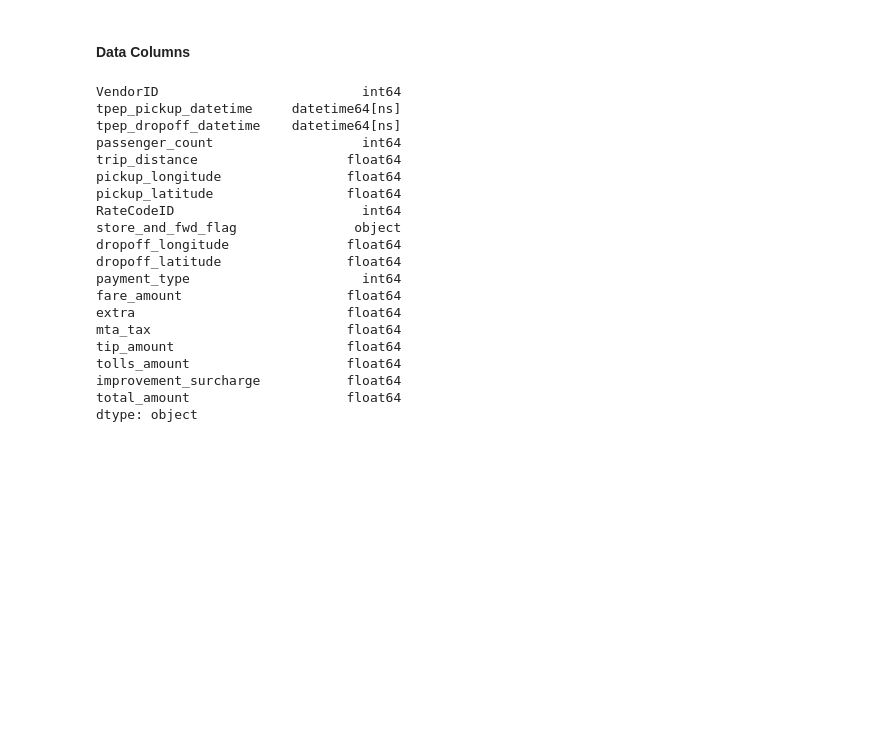
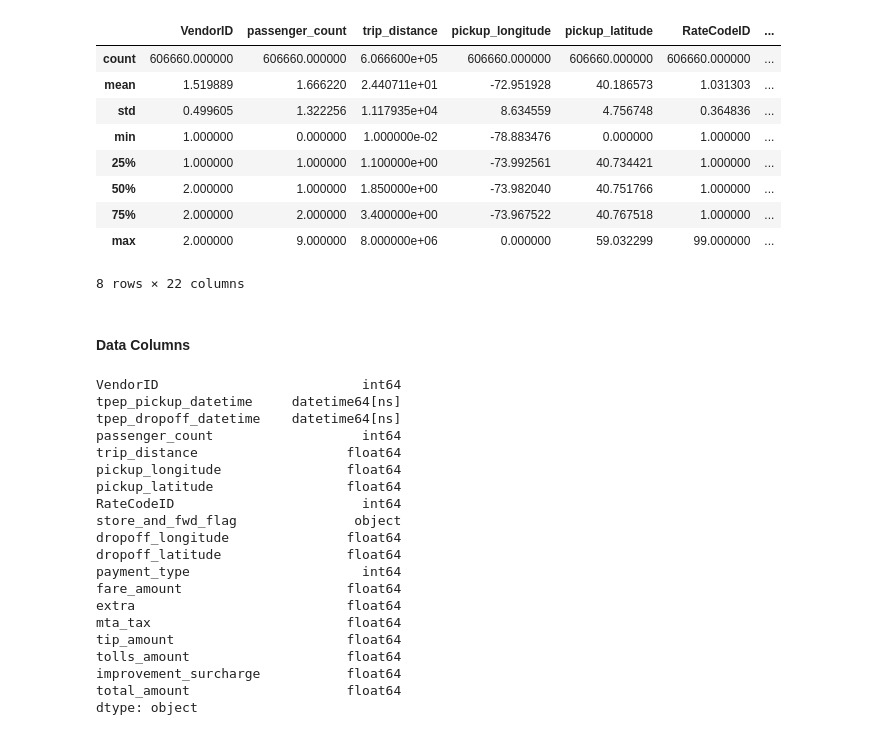
Before and after one commit to techytux/nyc_tip_analysis, a Jupyter notebook: NYC Trip Analysis.ipynb, the cells around one changed output. Cells and saved outputs as stored; diff of their text form; code cells hidden in the pictures; blank space fills up the shorter version.

```diff
--- a/NYC Trip Analysis.ipynb
+++ b/NYC Trip Analysis.ipynb
@@ -15,6 +35,19 @@ import seaborn
 %matplotlib inline
 # %%
 nyc_data = pd.read_csv('yellow_tripdata_2015-06.csv', nrows=1000000, parse_dates=[1,2])
+# %%
+nyc_data.describe()
+# %% [output]
+|  | VendorID | passenger_count | trip_distance | pickup_longitude | pickup_latitude | RateCodeID | ... |
+| count | 606660.000000 | 606660.000000 | 6.066600e+05 | 606660.000000 | 606660.000000 | 606660.000000 | ... |
+| mean | 1.519889 | 1.666220 | 2.440711e+01 | -72.951928 | 40.186573 | 1.031303 | ... |
+| std | 0.499605 | 1.322256 | 1.117935e+04 | 8.634559 | 4.756748 | 0.364836 | ... |
+| min | 1.000000 | 0.000000 | 1.000000e-02 | -78.883476 | 0.000000 | 1.000000 | ... |
+| 25% | 1.000000 | 1.000000 | 1.100000e+00 | -73.992561 | 40.734421 | 1.000000 | ... |
+| 50% | 2.000000 | 1.000000 | 1.850000e+00 | -73.982040 | 40.751766 | 1.000000 | ... |
+| 75% | 2.000000 | 2.000000 | 3.400000e+00 | -73.967522 | 40.767518 | 1.000000 | ... |
+| max | 2.000000 | 9.000000 | 8.000000e+06 | 0.000000 | 59.032299 | 99.000000 | ... |
+8 rows × 22 columns
 # %% [markdown]
 #### Data Columns
 # %%
```
Also changed, not shown: parts of 3 cells of this notebook, 8 other files.
